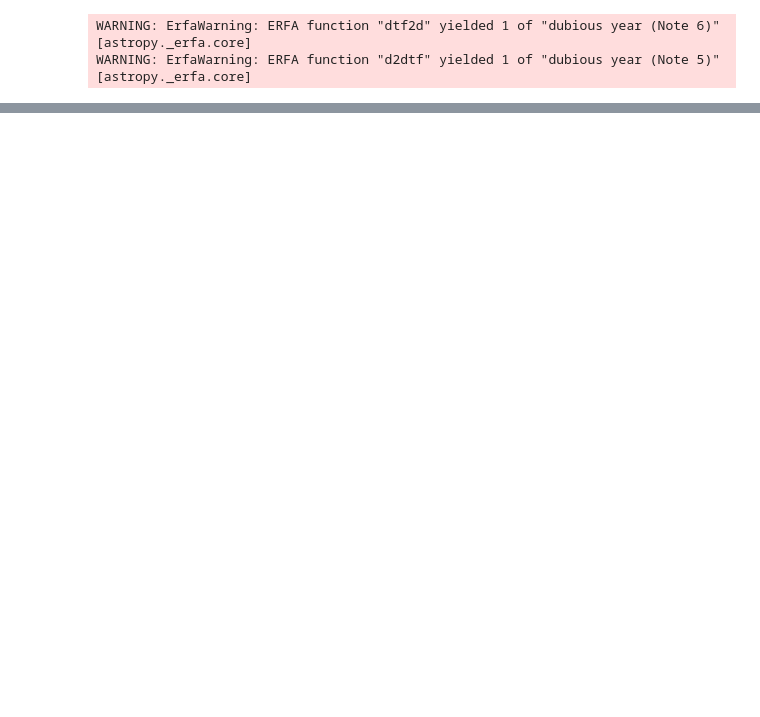
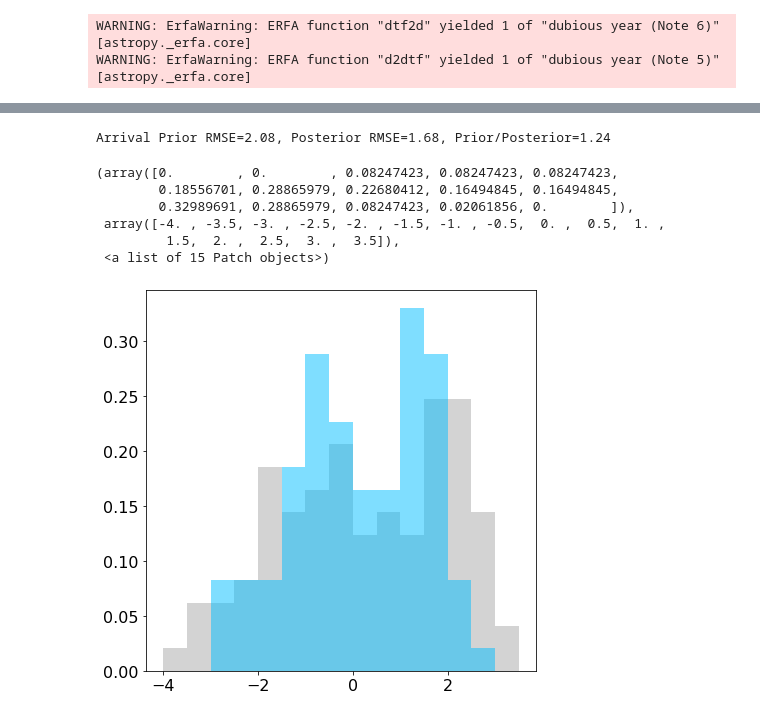
Before and after one commit to LukeBarnard/SIR_HUXt, a Jupyter notebook: code/SIR_HUXt.ipynb, the cells around one changed output, grey strips where cells are left out. Saved outputs shown, nothing was run; the diff lists cells and outputs as text; code cells hidden in the pictures; blank space fills up the shorter version.

```diff
--- a/code/SIR_HUXt.ipynb
+++ b/code/SIR_HUXt.ipynb
@@ -449,0 +499,44 @@ def compute_profile_difference(obs_flank, model_flank):
+# %%
+filename = "C:/Users/yq904481/research/repos/SIR_HUXt/data/out_data/ensemble_constraint_testing.hdf5"
+out_file = h5py.File(filename, 'r')
+
+n_truths = out_file['n_truths'][()]
+
+err_pri = np.zeros(n_truths)
+err_pos = np.zeros(n_truths)
+for i in range(n_truths):
+
+    truth_key = "truth_{:03d}".format(i)
+    truth_grp = out_file[truth_key]
+
+    arrival_tru = truth_grp['arrival_true']
+    arrivals = truth_grp['arrivals']
+    weights = truth_grp['weights']
+
+    arrival_pri = np.average(arrivals)
+    arrival_pos = np.average(arrivals, weights=weights)
+
+    err_pri[i] = (arrival_pri - arrival_tru)*24
+    err_pos[i] = (arrival_pos - arrival_tru)*24
+
+out_file.close()
+
+rmse_pri = np.sqrt(np.mean(err_pri**2))
+rmse_pos = np.sqrt(np.mean(err_pos**2))
+rmse_ratio = rmse_pri / rmse_pos
+
+print("Arrival Prior RMSE={:3.2f}, Posterior RMSE={:3.2f}, Prior/Posterior={:3.2f}".format(rmse_pri, rmse_pos, rmse_ratio))
+
+fig, ax = plt.subplots(figsize=(7, 7))
+bins = np.arange(-4,4,0.5)
+ax.hist(err_pri, bins, density=True, color='lightgrey', label='Prior', alpha=1.0)
+ax.hist(err_pos, bins, density=True, color='deepskyblue', alpha=0.5, label='Posterior')
+# %% [output]
+Arrival Prior RMSE=2.08, Posterior RMSE=1.68, Prior/Posterior=1.24
+(array([0.        , 0.        , 0.08247423, 0.08247423, 0.08247423,
+        0.18556701, 0.28865979, 0.22680412, 0.16494845, 0.16494845,
+        0.32989691, 0.28865979, 0.08247423, 0.02061856, 0.        ]),
+ array([-4. , -3.5, -3. , -2.5, -2. , -1.5, -1. , -0.5,  0. ,  0.5,  1. ,
+         1.5,  2. ,  2.5,  3. ,  3.5]),
+ <a list of 15 Patch objects>)
+[figure, added]
```
Also changed, not shown: parts of 10 cells of this notebook, 1 other file.
